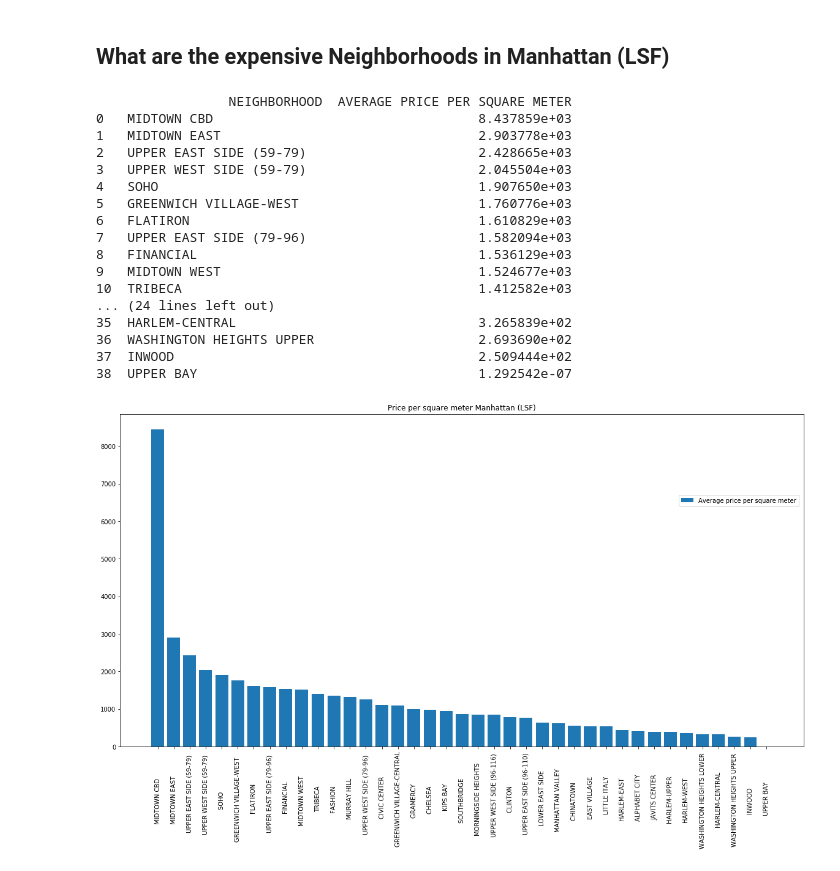
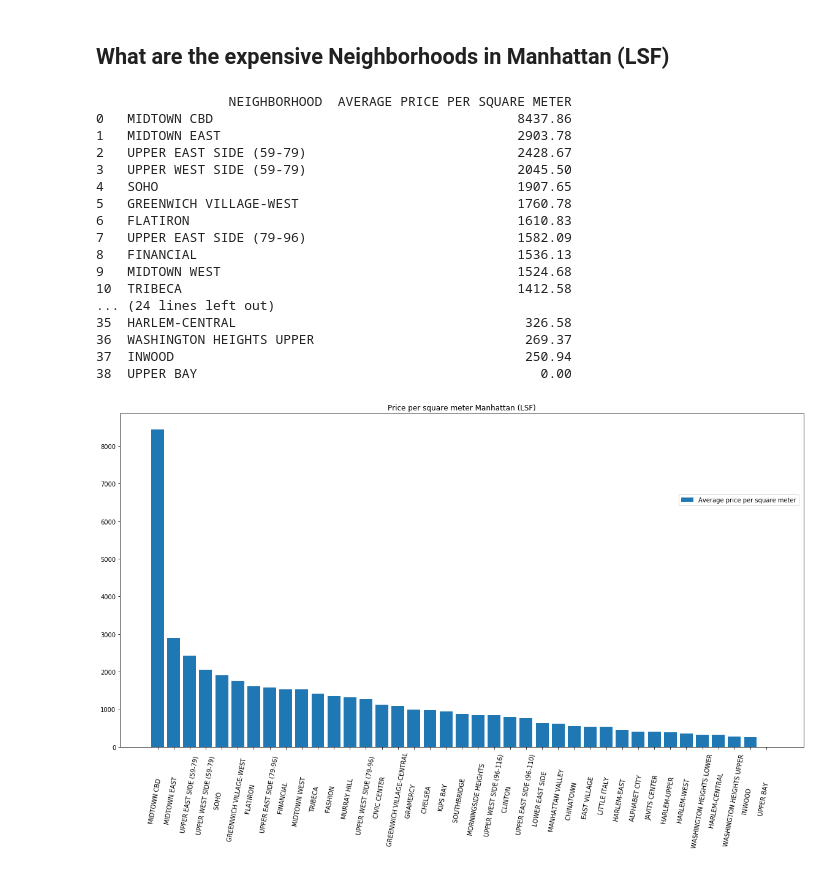
Before and after one commit to Dome1803/nyc_prop_sales, a Jupyter notebook: squaremetre_2003.ipynb, the cells around one changed output. Cells and saved outputs as stored; diff of their text form; code cells hidden in the pictures.

```diff
--- a/squaremetre_2003.ipynb
+++ b/squaremetre_2003.ipynb
@@ -114,38 +114,39 @@ plt.show()
 # %%
 sales_frame_manhattan = sales_frame_adj[sales_frame_adj["BOROUGH"] == "Manhattan"]
 sales_frame_man_grouped = sales_frame_manhattan.groupby(["NEIGHBORHOOD"])
 sales_frame_man_grouped_lsf = sales_frame_man_grouped["PRICE PER SQUARE FOOT"].mean().reset_index(name ="AVERAGE PRICE PER SQUARE METER")
 sales_frame_man_grouped_lsf = sales_frame_man_grouped_lsf.sort_values(by="AVERAGE PRICE PER SQUARE METER", ascending=False)
 sales_frame_man_grouped_lsf = sales_frame_man_grouped_lsf.reset_index(drop=True)
+pd.options.display.float_format = '{:.2f}'.format
 print(sales_frame_man_grouped_lsf)
 
 # plotting price per square meter (LSF)
 xr = sales_frame_man_grouped_lsf["NEIGHBORHOOD"]
 yr = sales_frame_man_grouped_lsf["AVERAGE PRICE PER SQUARE METER"]
 
 plt.bar(xr, yr)
 plt.title("Price per square meter Manhattan (LSF)")
-plt.xticks(rotation=90)
+plt.xticks(rotation=80)
 plt.gcf().set_size_inches(20, 10)
 plt.figlegend(('Average price per square meter',),loc='center right', bbox_to_anchor=(0.8, 0.8))
 plt.savefig("data/Price per square meter Manhattan (LSF).jpg", bbox_inches="tight")
 plt.show()
 # %% [output]
                  NEIGHBORHOOD  AVERAGE PRICE PER SQUARE METER
-0   MIDTOWN CBD                                  8.437859e+03
-1   MIDTOWN EAST                                 2.903778e+03
-2   UPPER EAST SIDE (59-79)                      2.428665e+03
-3   UPPER WEST SIDE (59-79)                      2.045504e+03
-4   SOHO                                         1.907650e+03
-5   GREENWICH VILLAGE-WEST                       1.760776e+03
-6   FLATIRON                                     1.610829e+03
-7   UPPER EAST SIDE (79-96)                      1.582094e+03
-8   FINANCIAL                                    1.536129e+03
-9   MIDTOWN WEST                                 1.524677e+03
-10  TRIBECA                                      1.412582e+03
+0   MIDTOWN CBD                                       8437.86
+1   MIDTOWN EAST                                      2903.78
+2   UPPER EAST SIDE (59-79)                           2428.67
+3   UPPER WEST SIDE (59-79)                           2045.50
+4   SOHO                                              1907.65
+5   GREENWICH VILLAGE-WEST                            1760.78
+6   FLATIRON                                          1610.83
+7   UPPER EAST SIDE (79-96)                           1582.09
+8   FINANCIAL                                         1536.13
+9   MIDTOWN WEST                                      1524.68
+10  TRIBECA                                           1412.58
 ... (24 lines left out)
-35  HARLEM-CENTRAL                               3.265839e+02
-36  WASHINGTON HEIGHTS UPPER                     2.693690e+02
-37  INWOOD                                       2.509444e+02
-38  UPPER BAY                                    1.292542e-07
+35  HARLEM-CENTRAL                                     326.58
+36  WASHINGTON HEIGHTS UPPER                           269.37
+37  INWOOD                                             250.94
+38  UPPER BAY                                            0.00
-[figure, old version]
+[figure, new version]
```
Also changed, not shown: 18 other files.
